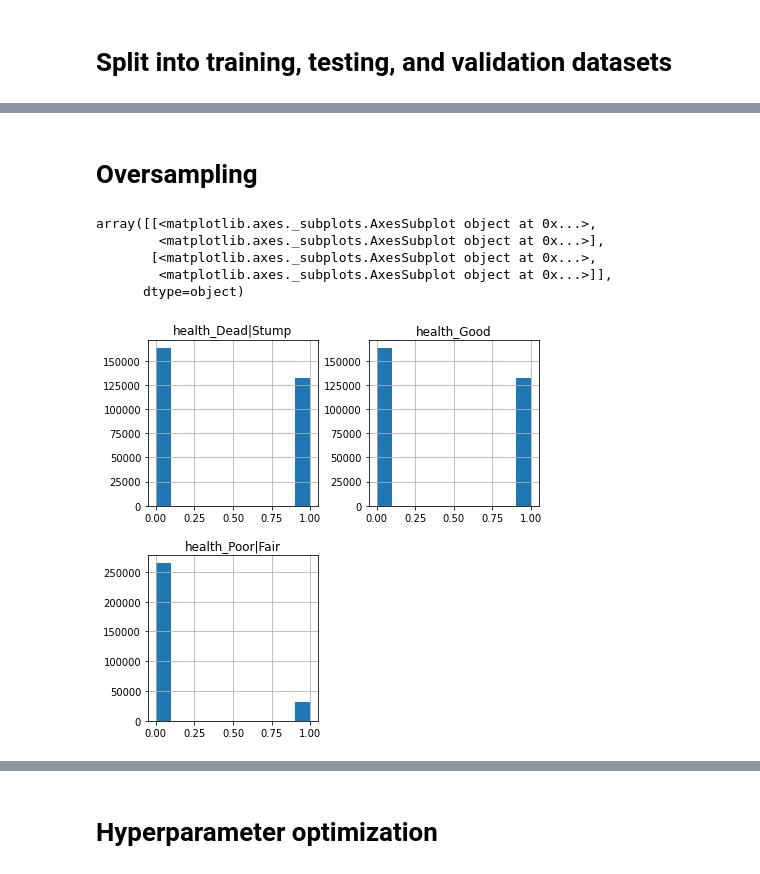
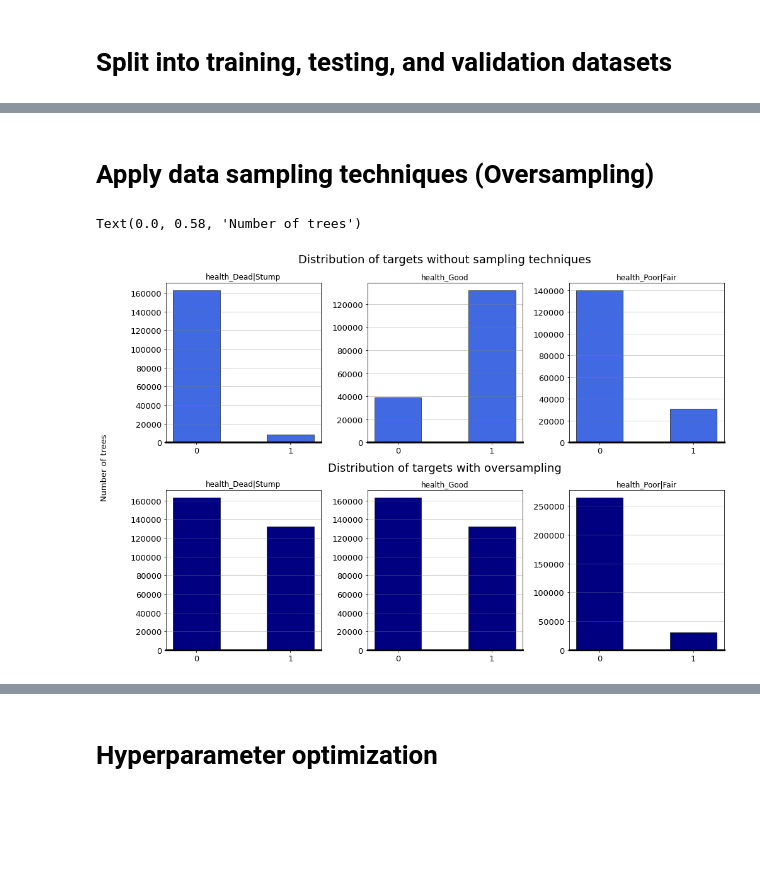
Before and after one commit to lezneklihp/dsend_project_4, a Jupyter notebook: modeling_trees.ipynb, the cells around one changed output, grey strips where cells are left out. Saved outputs shown, nothing was run; the diff lists cells and outputs as text; code cells hidden in the pictures; blank space fills up the shorter version.

```diff
--- a/modeling_trees.ipynb
+++ b/modeling_trees.ipynb
@@ -58,5 +49,5 @@ array([[<matplotlib.axes._subplots.AxesSubplot object at 0x...>,
 # %% [markdown]
-# Oversampling
+# Apply data sampling techniques (Oversampling)
 # %%
 # Bootstrap the minority classes of the targets, i.e. pick samples of the targets randomly with replacement for
 # each target class that has less samples.
@@ -64,46 +55,51 @@ ros = RandomOverSampler(sampling_strategy='minority', random_state=34)
 
 # Fit and transform the RandomOverSampler with the original training data sets.
 x_training_ros, y_training_ros = ros.fit_resample(x_training.values, y_training.values)
-
-# Check the targets again for class imbalance.
-pd.DataFrame(y_training_ros, columns=df.columns[-3:]).hist(figsize=(7, 7))
-# %% [output]
-array([[<matplotlib.axes._subplots.AxesSubplot object at 0x...>,
-        <matplotlib.axes._subplots.AxesSubplot object at 0x...>],
-       [<matplotlib.axes._subplots.AxesSubplot object at 0x...>,
-        <matplotlib.axes._subplots.AxesSubplot object at 0x...>]],
-      dtype=object)
-[figure, removed]
 # %%
-fig, axs = plt.subplots(ncols=2, figsize=(15, 5))
+fig, axs = plt.subplots(nrows=2, ncols=3, figsize=(15, 9))
 
-fig.subplots_adjust(wspace=0.5)
+#fig.subplots_adjust(wspace=0.5)
+#fig.subplots_adjust(hspace=0.8)
+plt.subplots_adjust(bottom=0.05, left=0.09, right=0.91, top=0.95)
 
 # Plot distribution of targets before applying any sampling technique.
-fig_c = y_training.hist(ax=axs[0],
-                        align='left',
-                        bins=np.arange(3),
-                        rwidth=0.5,
-                        grid=False,
-                        color='royalblue',
-                        edgecolor='k',
-                        linewidth=0.6)
-fig_c.set_title('Distribution of targets without sampling techniques', fontsize=18, pad=20)
-fig_c.spines['bottom'].set_linewidth(3)
-fig_c.set_ylabel('Number of trees', fontdict={'fontsize': 13}, labelpad=20)
-fig_c.grid(axis='y', alpha=0.7, color='grey', linestyle='-', linewidth=0.5)
-fig_c.tick_params(axis='both', which='major', labelsize=13)
+y_training.hist(ax=axs[0],
+                align='left',
+                bins=np.arange(3),
+                rwidth=0.5,
+                grid=False,
+                color='royalblue',
+                edgecolor='k',
+                linewidth=0.6)
+
+for each in axs[0]:
+    each.spines['bottom'].set_linewidth(3)
+    each.grid(axis='y', alpha=0.7, color='grey', linestyle='-', linewidth=0.5)
+    each.tick_params(axis='both', bottom='off', which='major', labelsize=13)
+    each.xaxis.set_major_locator(ticker.FixedLocator([0, 1]))
+    each.xaxis.set_minor_locator(ticker.FixedLocator([0, 1]))
 
 # Plot distribution of targets after oversampling.
-fig_b = pd.DataFrame(y_training_ros, columns=df.columns[-3:]).hist(ax=axs[1],
-                                                                   align='left',
-                                                                   bins=np.arange(3),
-                                                                   rwidth=0.5,
-                                                                   grid=False,
-                                                                   color='royalblue',
-                                                                   edgecolor='k',
-                                                                   linewidth=0.6)
-fig_b.spines['bottom'].set_linewidth(3)
-fig_b.grid(axis='y', alpha=0.7, color='grey', linestyle='-', linewidth=0.5)
-fig_b.tick_params(axis='both', which='major', labelsize=13)
+pd.DataFrame(y_training_ros, columns=df.columns[-3:]).hist(ax=axs[1],
+                                                           align='left',
+                                                           bins=np.arange(3),
+                                                           rwidth=0.5,
+                                                           grid=False,
+                                                           color='navy',
+                                                           edgecolor='k',
+                                                           linewidth=0.6)
+
+for each in axs[1]:
+    each.spines['bottom'].set_linewidth(3)
+    each.grid(axis='y', alpha=0.7, color='grey', linestyle='-', linewidth=0.5)
+    each.tick_params(axis='both', which='major', labelsize=13)
+    each.xaxis.set_major_locator(ticker.FixedLocator([0, 1]))
+    each.xaxis.set_minor_locator(ticker.FixedLocator([0, 1]))
+
+plt.figtext(0.5, 1.02, 'Distribution of targets without sampling techniques', fontsize=18, ha='center', va='top')
+plt.figtext(0.5, 0.51, 'Distribution of targets with oversampling', fontsize=18, ha='center', va='top')
+plt.figtext(0.0, 0.58, 'Number of trees', fontsize=13, ha='center', rotation=90, va='top')
+# %% [output]
+Text(0.0, 0.58, 'Number of trees')
+[figure, added]
 # %% [markdown]
```
Also changed, not shown: parts of 14 cells of this notebook.
